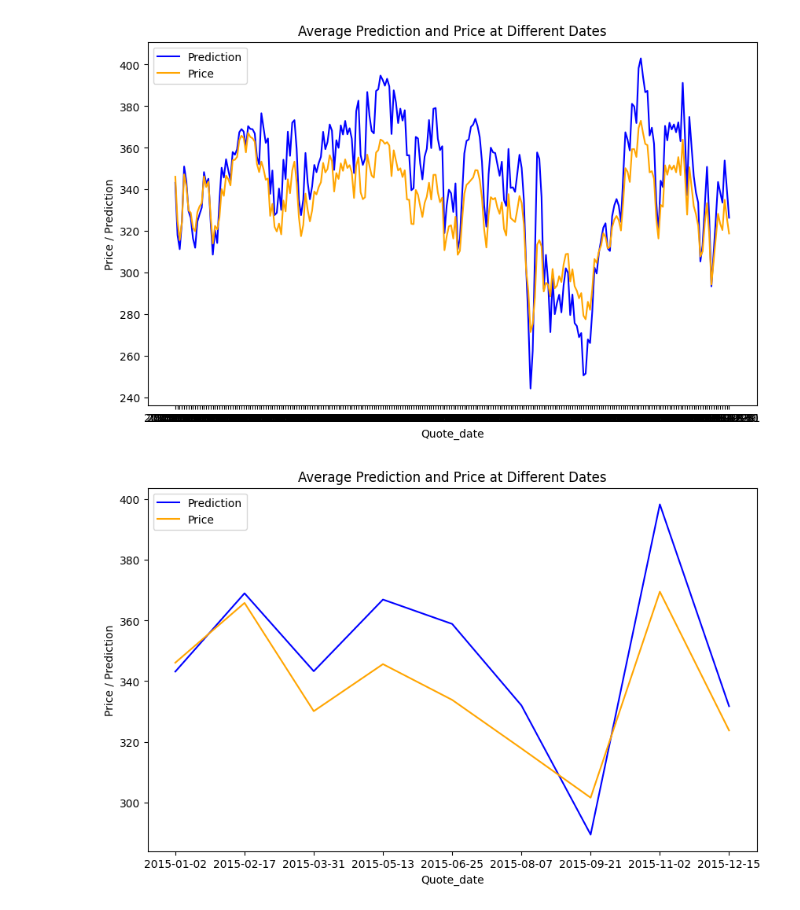
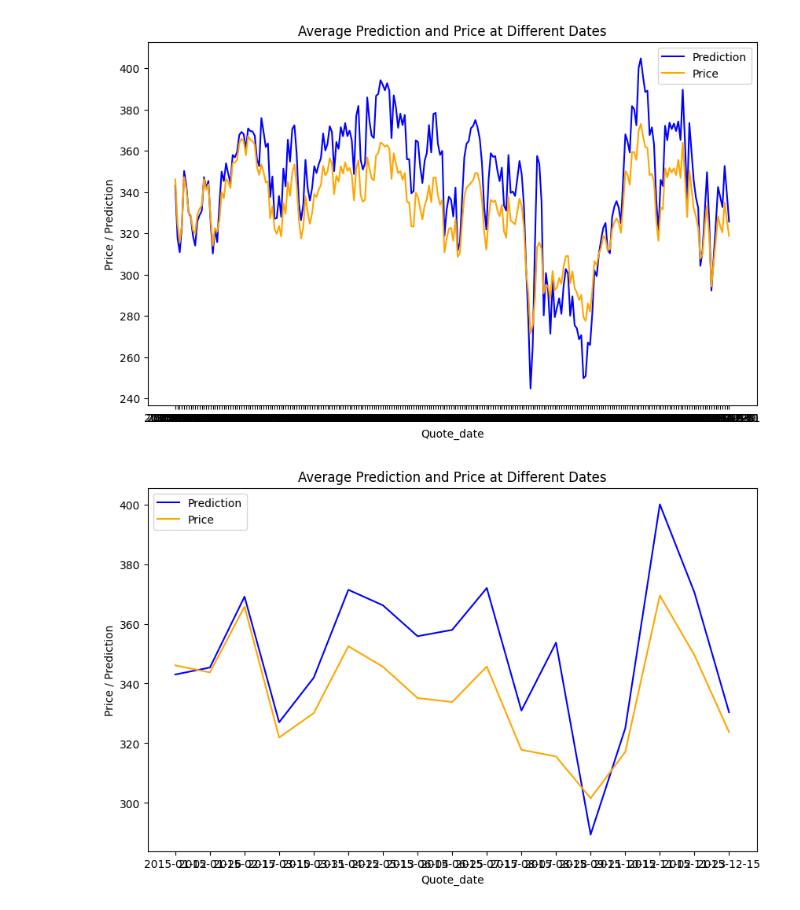
Before and after one commit to erlend-rygg/deep-learning-for-option-pricing, a Jupyter notebook: results_analysis/main_analysis.ipynb, the cells around one changed output. Saved outputs shown, nothing was run; the diff lists cells and outputs as text; code cells hidden in the pictures.

```diff
--- a/results_analysis/main_analysis.ipynb
+++ b/results_analysis/main_analysis.ipynb
@@ -15,5 +15,5 @@ path = os.path.abspath(os.path.join(os.getcwd(), os.pardir))
 sys.path.append(path)
 
 # Import the data
-df_read = pd.read_csv(path + '/data/predictions/predictions_2015_v5.csv')
+df_read = pd.read_csv(path + '/data/predictions/predictions_2015_v5_3.csv')
 # %% [output]
@@ -98,36 +98,36 @@ average_by_date = df.groupby('Quote_date').apply(calculate_average).reset_index(
 plt.figure(figsize=(10, 6))
 sns.lineplot(x='Quote_date', y='Average Prediction', data=average_by_date, color='blue', label='Prediction')
 sns.lineplot(x='Quote_date', y='Average Price', data=average_by_date, color='orange', label='Price')
 plt.title("Average Prediction and Price at Different Dates")
 plt.xlabel("Quote_date")
 plt.ylabel("Price / Prediction")
 plt.legend()
 plt.show()
 
 # Decrease the number of dates to make the graph more readable
 
 # Get the dates
 dates = average_by_date['Quote_date'].unique()
 
 # Get the dates to keep
 dates_to_keep = []
-for i in range(0, len(dates), 30):
+for i in range(0, len(dates), 15):
     dates_to_keep.append(dates[i])
 
 # Filter the dataframe
 average_by_date = average_by_date[average_by_date['Quote_date'].isin(dates_to_keep)]
 
 plt.figure(figsize=(10, 6))
 sns.lineplot(x='Quote_date', y='Average Prediction', data=average_by_date, color='blue', label='Prediction')
 sns.lineplot(x='Quote_date', y='Average Price', data=average_by_date, color='orange', label='Price')
 plt.title("Average Prediction and Price at Different Dates")
 plt.xlabel("Quote_date")
 plt.ylabel("Price / Prediction")
 plt.legend()
 plt.show()
 # %% [output]
-[figure, old version]
+[figure, new version]
-[figure, old version]
+[figure, new version]
 # %%
 # Graph the RSME between prediction and price for different levels of TTM
 def calculate_rmse(group):
```
Also changed, not shown: parts of 8 cells of this notebook, 1 other file.
